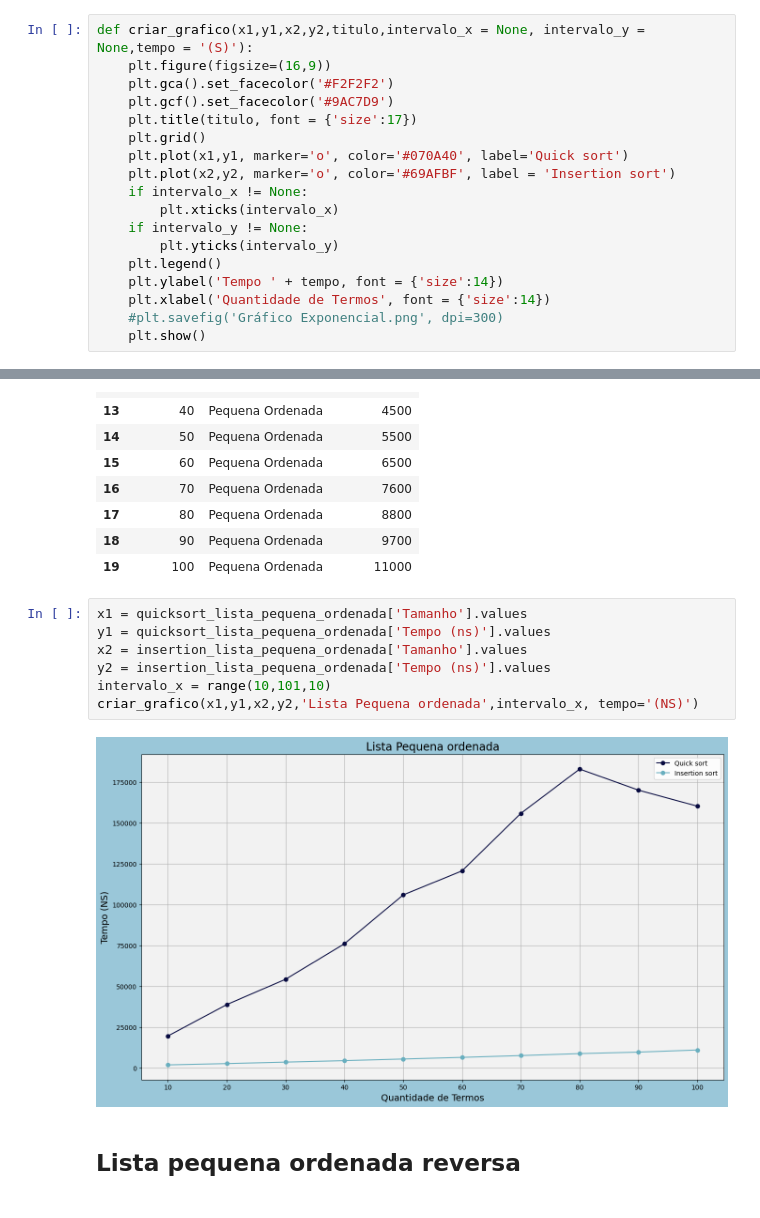
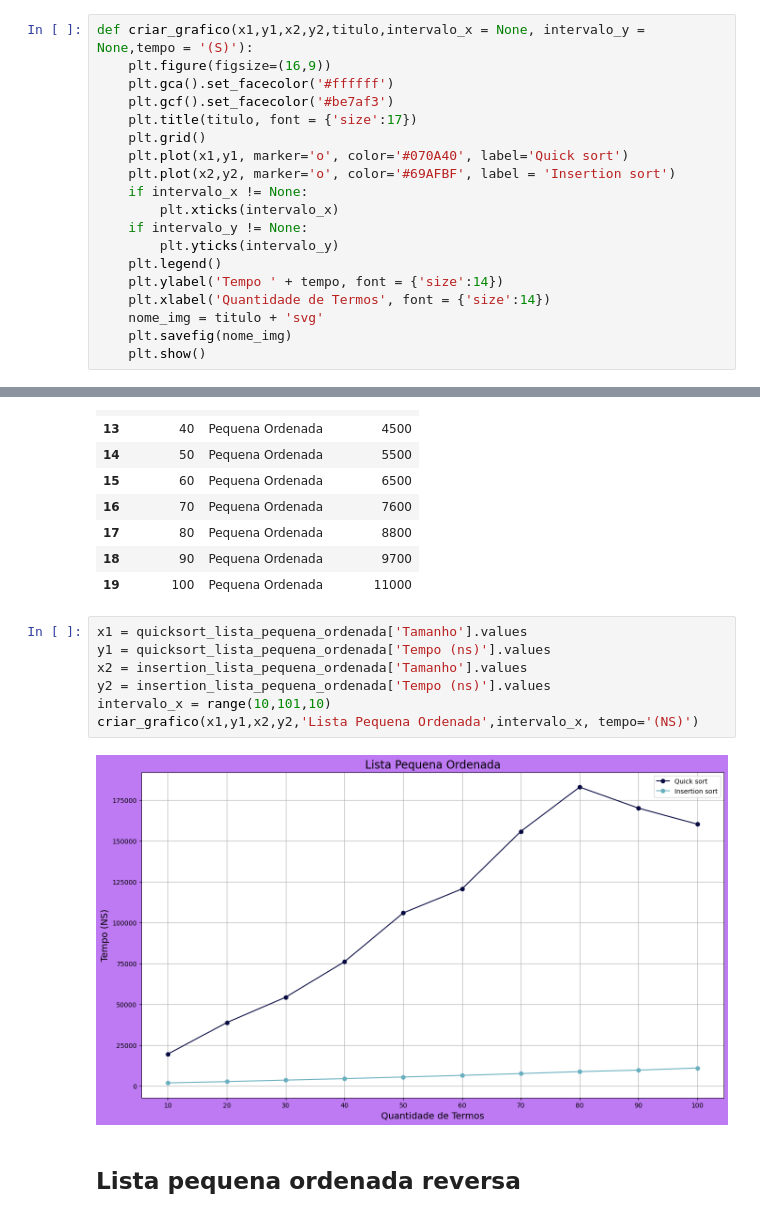
Before and after one commit to almeidadeoliveirabruno/Trabalho-estrutura-de-dados, a Jupyter notebook: registro_tempo/criar.graficos.ipynb, the cells around one changed output, grey strips where cells are left out. Saved outputs shown, nothing was run; the diff lists cells and outputs as text.

```diff
--- a/registro_tempo/criar.graficos.ipynb
+++ b/registro_tempo/criar.graficos.ipynb
@@ -59,8 +59,8 @@ quicksort_lista_pequena_aleatoria.head(11)
 # %%
 def criar_grafico(x1,y1,x2,y2,titulo,intervalo_x = None, intervalo_y = None,tempo = '(S)'):
     plt.figure(figsize=(16,9))
-    plt.gca().set_facecolor('#F2F2F2')
-    plt.gcf().set_facecolor('#9AC7D9')
+    plt.gca().set_facecolor('#ffffff')
+    plt.gcf().set_facecolor('#be7af3')
     plt.title(titulo, font = {'size':17})
     plt.grid()
     plt.plot(x1,y1, marker='o', color='#070A40', label='Quick sort')
@@ -72,7 +72,8 @@ def criar_grafico(x1,y1,x2,y2,titulo,intervalo_x = None, intervalo_y = None,temp
     plt.legend()
     plt.ylabel('Tempo ' + tempo, font = {'size':14})
     plt.xlabel('Quantidade de Termos', font = {'size':14})
-    #plt.savefig('Gráfico Exponencial.png', dpi=300)
+    nome_img = titulo + 'svg'
+    plt.savefig(nome_img)
     plt.show()
 # %%
 x1 = quicksort_lista_pequena_aleatoria['Tamanho'].values
@@ -118,12 +119,12 @@ insertion_lista_pequena_ordenada.head(11)
 # %%
 x1 = quicksort_lista_pequena_ordenada['Tamanho'].values
 y1 = quicksort_lista_pequena_ordenada['Tempo (ns)'].values
 x2 = insertion_lista_pequena_ordenada['Tamanho'].values
 y2 = insertion_lista_pequena_ordenada['Tempo (ns)'].values
 intervalo_x = range(10,101,10)
-criar_grafico(x1,y1,x2,y2,'Lista Pequena ordenada',intervalo_x, tempo='(NS)')
+criar_grafico(x1,y1,x2,y2,'Lista Pequena Ordenada',intervalo_x, tempo='(NS)')
 # %% [output]
-[figure, old version]
+[figure, new version]
 # %% [markdown]
 ## Lista pequena ordenada reversa
 # %%
```
Also changed, not shown: parts of 33 cells of this notebook, 18 other files.
